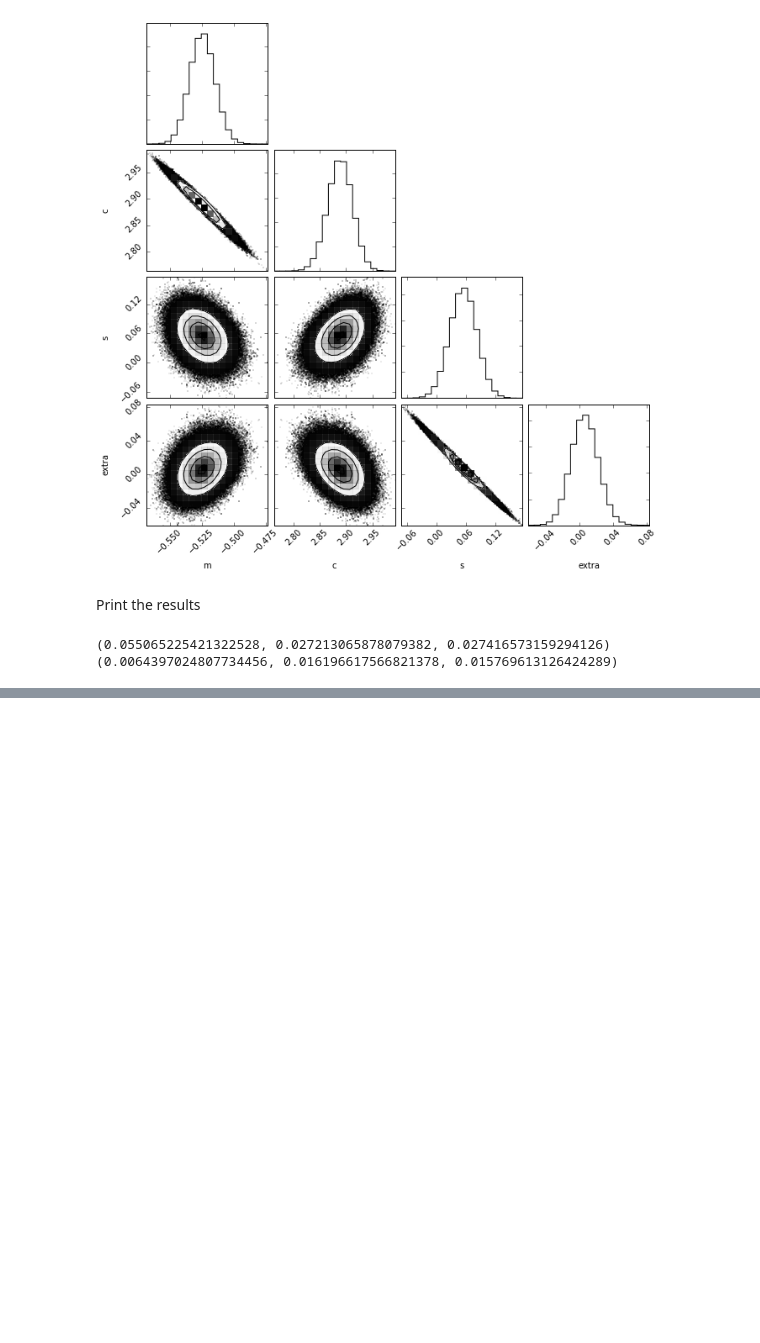
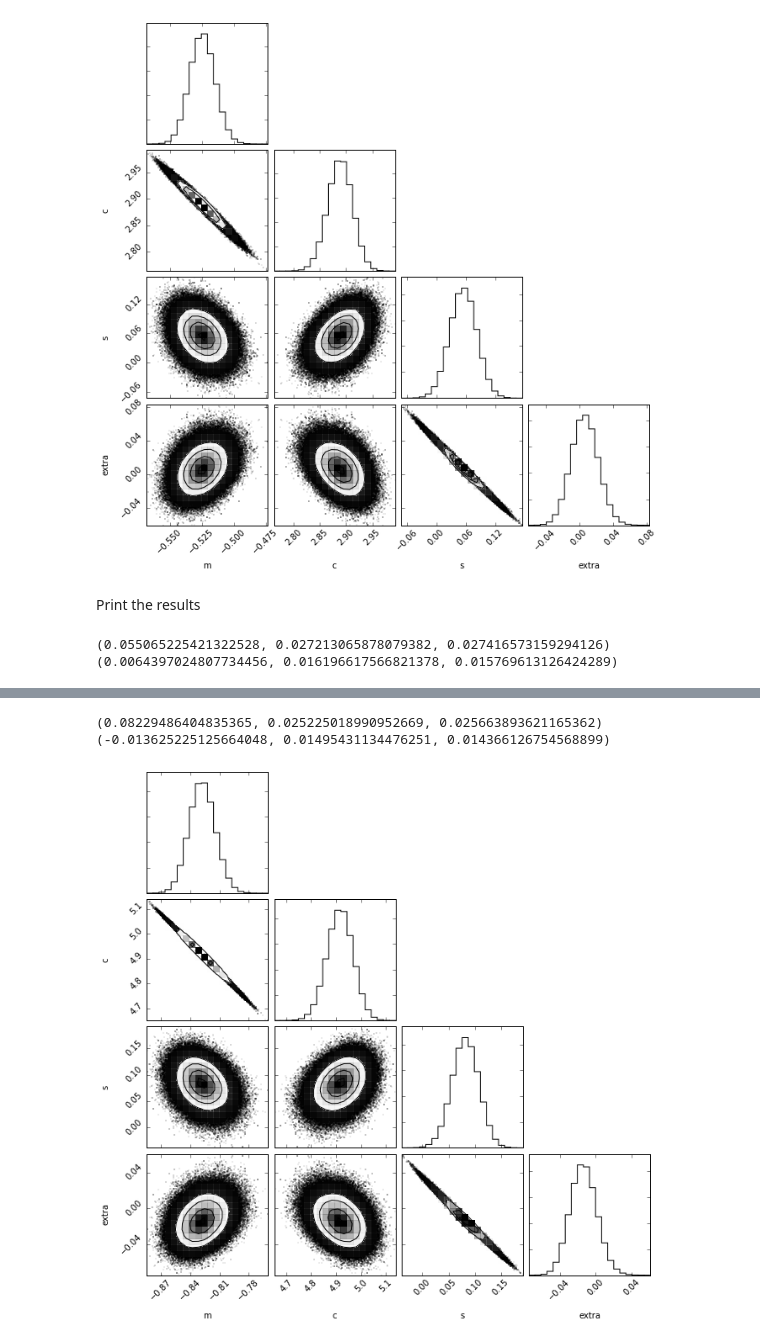
Before and after one commit to RuthAngus/flicker, a Jupyter notebook: code/with_y_dependence.ipynb, the cells around one changed output, grey strips where cells are left out. Drawn from its saved outputs; the diff is of its cells as text; code cells hidden in the pictures; blank space fills up the shorter version.

```diff
--- a/code/with_y_dependence.ipynb
+++ b/code/with_y_dependence.ipynb
@@ -110,0 +142,5 @@ print(extra)
+# %%
+ndim, nwalkers = len(pars_init), 24
+pos = [pars_init + 1e-4 * np.random.randn(ndim) for i in range(nwalkers)]  # initialisation
+sampler = emcee.EnsembleSampler(nwalkers, ndim, lnprob, args=(l, f, ferr))
+sampler.run_mcmc(pos, 100000)  # run MCMC
@@ -110,0 +165,10 @@ print(extra)
+# %%
+samples = sampler.chain[:, 50000:, :].reshape((-1, ndim))  # cut off burn in and flatten chains
+m1, c1, s1, extra = map(lambda v: (v[1], v[2]-v[1], v[1]-v[0]), zip(*np.percentile(samples, [16, 50, 84], axis=0)))
+fig = corner.corner(samples, labels=["m", "c", "s", "extra"])
+print(s1)
+print(extra)
+# %% [output]
+(0.08229486404835365, 0.025225018990952669, 0.025663893621165362)
+(-0.013625225125664048, 0.01495431134476251, 0.014366126754568899)
+[figure, added]
```
Also changed, not shown: parts of 5 cells of this notebook, 1 other file.
